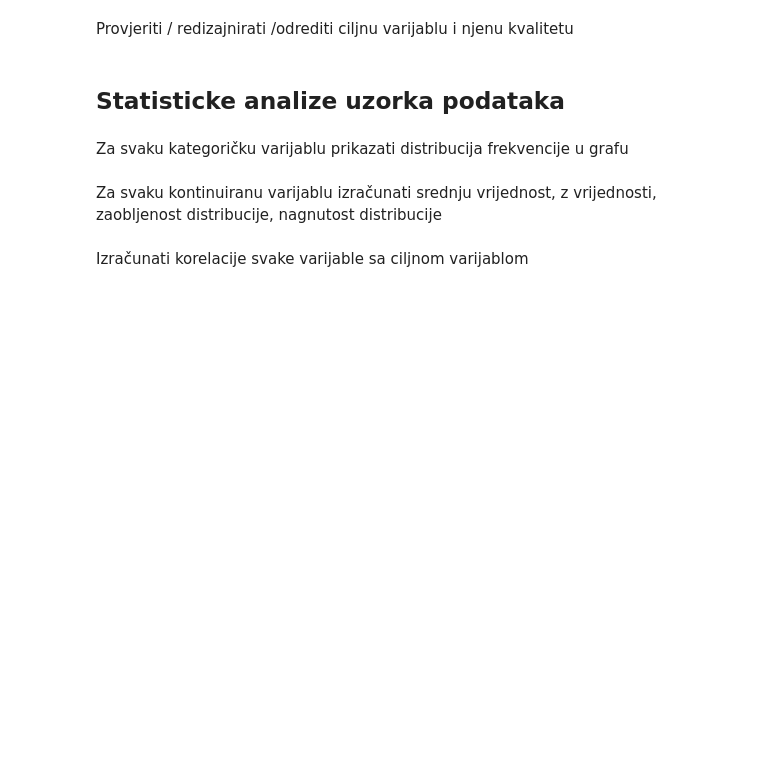
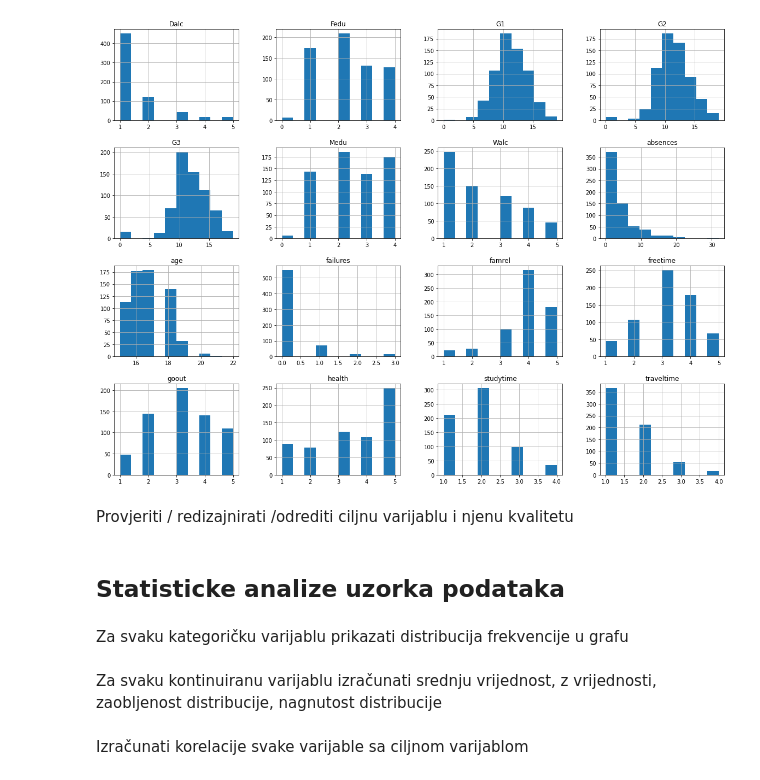
Before and after one commit to frainfreeze/studying, a Jupyter notebook: university/12032-DecisionMakingSuportSystems/project/solution.ipynb, the cells around one changed output. Drawn from its saved outputs; the diff is of its cells as text; code cells hidden in the pictures; blank space fills up the shorter version.

```diff
--- a/university/12032-DecisionMakingSuportSystems/project/solution.ipynb
+++ b/university/12032-DecisionMakingSuportSystems/project/solution.ipynb
@@ -8,0 +14,7 @@ Potreban nam je iPython (Jupter), te moduli `pandas`, `matplotlib`, `scipy`
+# %%
+import pandas as pd
+
+path='dataset/student-por.csv'
+df = pd.read_csv(path, sep=';')
+
+df.groupby('school').head(3)
@@ -9,8 +32,5 @@ Potreban nam je iPython (Jupter), te moduli `pandas`, `matplotlib`, `scipy`
 # %%
 from pandas import read_csv
 
-path='dataset/student-por.csv'
-df = read_csv(path, sep=';')
-
 df.isnull().values.any()
 # %% [output]
@@ -48,3 +49,12 @@ plt.show()
+# %%
+import numpy as np
+import pandas as pd
+import matplotlib.pyplot as plt
+
+df.hist(figsize=(20, 15))
+plt.show()
+# %% [output]
+[figure, added]
 # %% [markdown]
 Provjeriti / redizajnirati /odrediti ciljnu varijablu i njenu kvalitetu
 # %%
```
Also changed, not shown: parts of 10 cells of this notebook, 2 other files.
